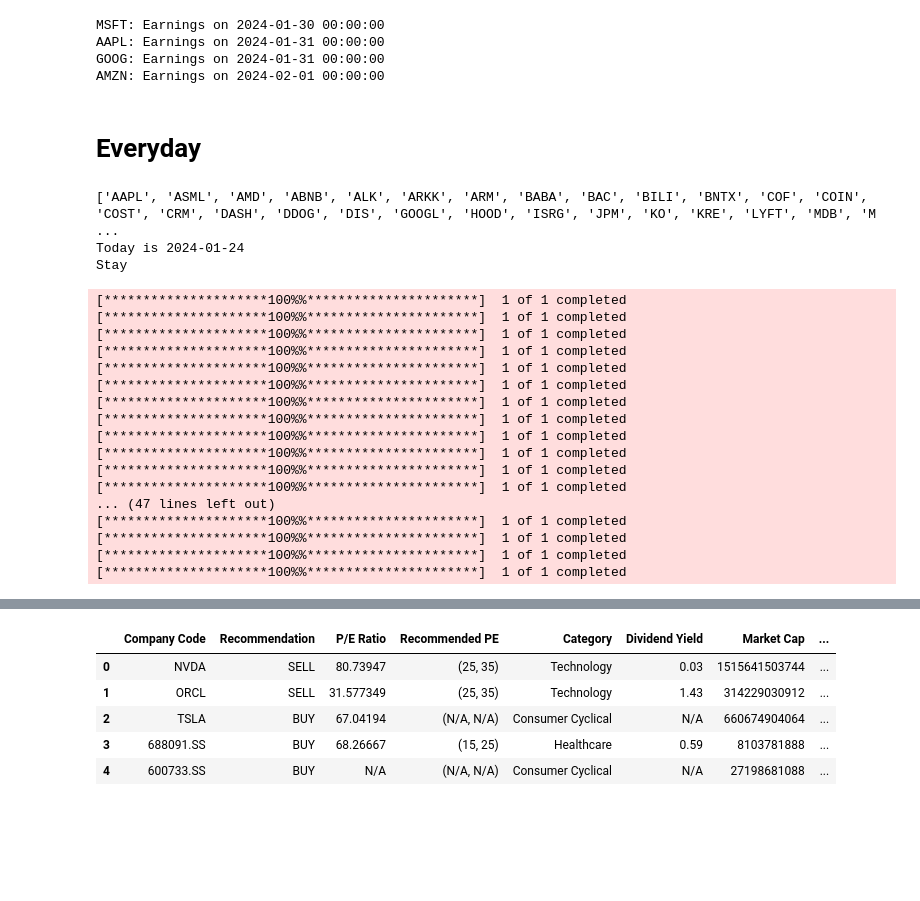
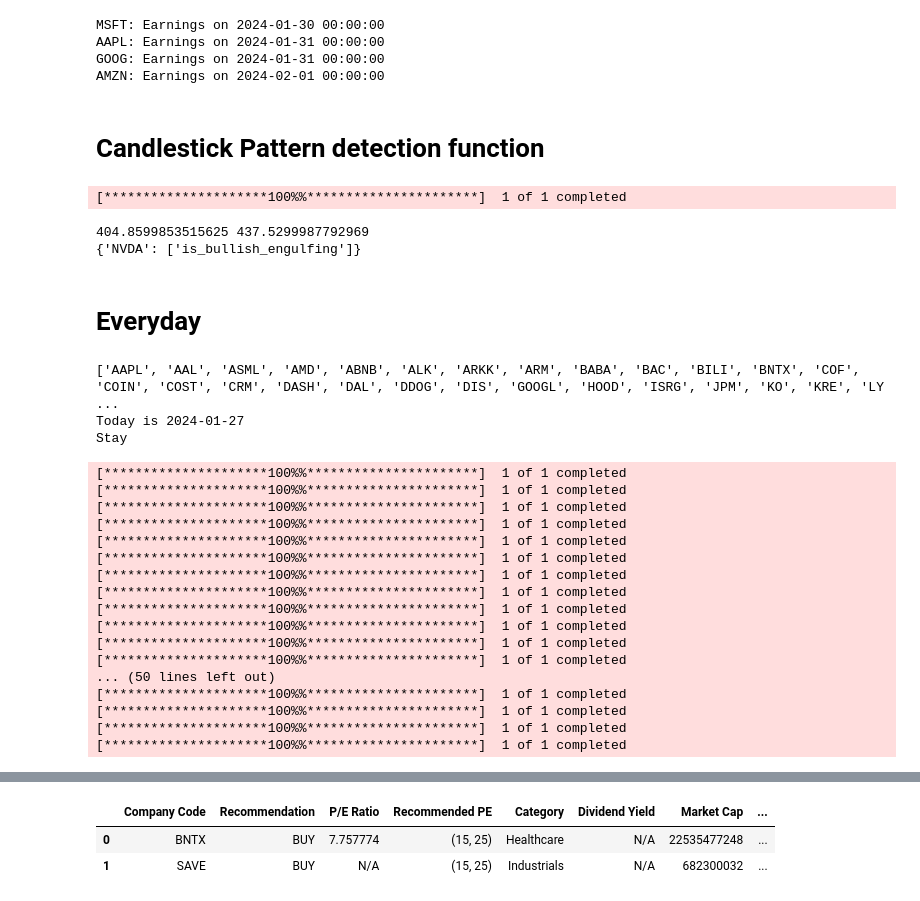
Before and after one commit to zhijiezh/stock-daily-check, a Jupyter notebook: test.ipynb, the cells around one changed output, grey strips where cells are left out. Saved outputs shown, nothing was run; the diff lists cells and outputs as text; code cells hidden in the pictures; blank space fills up the shorter version.

Commit message:
Add candle plot alert

```diff
--- a/test.ipynb
+++ b/test.ipynb
@@ -239,7 +223,7 @@ Date
 # Example usage
 for ticker in tickers:
   stock = get_stock_data(ticker, start_date, end_date)
-  buy, sell = decide_trade(stock, short_window=5, long_window=20, rsi_buy_signal= 40, rsi_sell_signal=90)
+  buy, sell = decide_trade(stock, short_window=5, long_window=20, rsi_buy_signal= 30, rsi_sell_signal=90)
   trades, total_return, return_percentage = backtest_strategy(stock, buy, sell,30,0.1)
   print(f"#######################{ticker}##########################")
   print(f"Trades: {trades}")
@@ -672,3 +656,5 @@ MSFT: Earnings on 2024-01-30 00:00:00
 AAPL: Earnings on 2024-01-31 00:00:00
 GOOG: Earnings on 2024-01-31 00:00:00
 AMZN: Earnings on 2024-02-01 00:00:00
+# %% [markdown]
+# Candlestick Pattern detection function
@@ -675,3 +673,29 @@ AMZN: Earnings on 2024-02-01 00:00:00
+# %%
+def candlestick_alerts(tickers, patterns, date):
+    alerts = {}
+    end_date = pd.to_datetime(date)+pd.Timedelta(days=1)
+    start_date = end_date - pd.Timedelta(days=30)  # Assuming 30 days is enough to detect patterns
+
+    for ticker in tickers:
+        data = yf.download(ticker, start=start_date, end=end_date)
+
+        for pattern in patterns:
+            if pattern(data):
+                alerts.setdefault(ticker, []).append(pattern.__name__)
+
+    return alerts
+
+# Example usage
+tickers = ['NVDA']
+patterns = [is_bullish_engulfing]  # Add more patterns as needed
+date = '2023-08-14'
+
+alerts = candlestick_alerts(tickers, patterns, date)
+print(alerts)
+# %% [output]
+[*********************100%%**********************]  1 of 1 completed
+404.8599853515625 437.5299987792969
+{'NVDA': ['is_bullish_engulfing']}
 # %% [markdown]
 # Everyday
 # %%
@@ -682,7 +706,7 @@ date = datetime.today().strftime("%Y-%m-%d")
 # date = '2024-01-06'
 crypto = ['BTC-USD', 'ETH-USD']
 cn_tickers = ['601288.SS', '688091.SS', '600221.SS', '600733.SS', '300169.SZ','603628.SS']
-tickers = ['AAPL', 'ASML','AMD', 'ABNB','ALK', 'ARKK','ARM','BABA','BAC','BILI','BNTX', 'COF', 'COIN', 'COST', 'CRM', 'DASH', 'DDOG', 'DIS', 'GOOGL', 'HOOD', 'ISRG', 'JPM', 'KO', 'KRE', 'LYFT', 'MDB','META', 'MSFT', 'NKE', 'NVDA', 'ORCL', 'OXY', 'PDD', 'PLTR', 'PFE', 'RBLX', 'SAVE', 'SHOP', 'SNOW', 'SOFI', 'SMCI', 'INTC', 'BA', 'TMF', 'TRV', 'TSLA', 'TSM', 'UAL', 'UBER','UHAL', 'WFC','XOM', 'DHI', 'MMM', 'NFLX']
+tickers = ['AAPL','AAL', 'ASML','AMD', 'ABNB','ALK', 'ARKK','ARM','BABA','BAC','BILI','BNTX','C', 'CDNS','COF', 'COIN', 'COST', 'CRM', 'DASH', 'DAL', 'DDOG', 'DIS', 'GOOGL', 'HOOD', 'ISRG', 'JPM', 'KO', 'KRE', 'LYFT', 'MDB','META', 'MSFT', 'NKE','NEE', 'NVDA', 'ORCL', 'OXY', 'PDD', 'PLTR', 'PFE', 'RBLX', 'SAVE', 'SHOP', 'SNOW', 'SOFI', 'SMCI', 'INTC', 'BA', 'TMF', 'TRV', 'TSLA', 'TSM', 'UAL', 'UBER','UHAL', 'WFC','XOM', 'DHI', 'MMM', 'NFLX']
 tickers = tickers + cn_tickers + crypto
 # tickers = sp500_tickers + nasdaq_tickers
 print(tickers)
@@ -701,8 +725,8 @@ for ticker, earnings_date in stocks_with_upcoming_earnings:
 pd.set_option('display.max_rows', None)
 display(stock_table)
 # %% [output]
-['AAPL', 'ASML', 'AMD', 'ABNB', 'ALK', 'ARKK', 'ARM', 'BABA', 'BAC', 'BILI', 'BNTX', 'COF', 'COIN', 'COST', 'CRM', 'DASH', 'DDOG', 'DIS', 'GOOGL', 'HOOD', 'ISRG', 'JPM', 'KO', 'KRE', 'LYFT', 'MDB', 'M ...
-Today is 2024-01-24
+['AAPL', 'AAL', 'ASML', 'AMD', 'ABNB', 'ALK', 'ARKK', 'ARM', 'BABA', 'BAC', 'BILI', 'BNTX', 'COF', 'COIN', 'COST', 'CRM', 'DASH', 'DAL', 'DDOG', 'DIS', 'GOOGL', 'HOOD', 'ISRG', 'JPM', 'KO', 'KRE', 'LY ...
+Today is 2024-01-27
 Stay
 [*********************100%%**********************]  1 of 1 completed
 [*********************100%%**********************]  1 of 1 completed
@@ -716,7 +740,7 @@ Stay
 [*********************100%%**********************]  1 of 1 completed
 [*********************100%%**********************]  1 of 1 completed
 [*********************100%%**********************]  1 of 1 completed
-... (47 lines left out)
+... (50 lines left out)
 [*********************100%%**********************]  1 of 1 completed
 [*********************100%%**********************]  1 of 1 completed
 [*********************100%%**********************]  1 of 1 completed
@@ -736,6 +757,3 @@ XOM: Earnings on 2024-02-02 00:00:00
 |  | Company Code | Recommendation | P/E Ratio | Recommended PE | Category | Dividend Yield | Market Cap | ... |
-| 0 | NVDA | SELL | 80.73947 | (25, 35) | Technology | 0.03 | 1515641503744 | ... |
-| 1 | ORCL | SELL | 31.577349 | (25, 35) | Technology | 1.43 | 314229030912 | ... |
-| 2 | TSLA | BUY | 67.04194 | (N/A, N/A) | Consumer Cyclical | N/A | 660674904064 | ... |
-| 3 | 688091.SS | BUY | 68.26667 | (15, 25) | Healthcare | 0.59 | 8103781888 | ... |
-| 4 | 600733.SS | BUY | N/A | (N/A, N/A) | Consumer Cyclical | N/A | 27198681088 | ... |
+| 0 | BNTX | BUY | 7.757774 | (15, 25) | Healthcare | N/A | 22535477248 | ... |
+| 1 | SAVE | BUY | N/A | (15, 25) | Industrials | N/A | 682300032 | ... |
```
Also changed, not shown: parts of 4 cells of this notebook.
